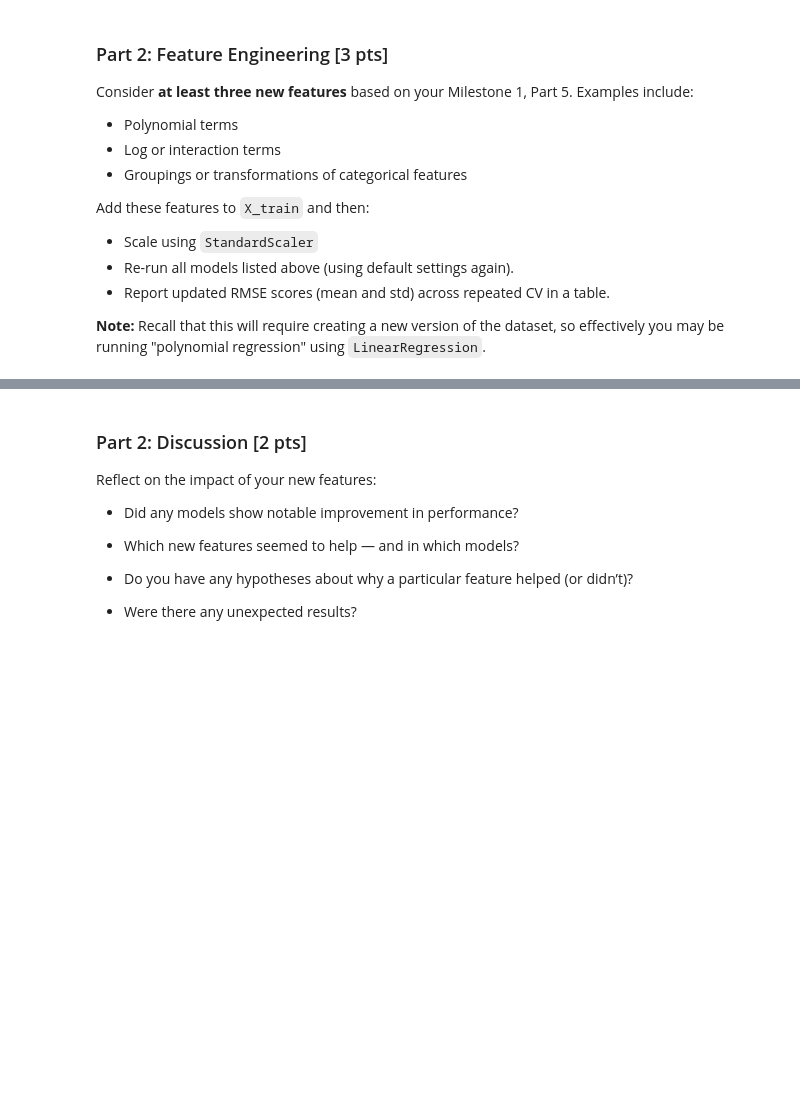
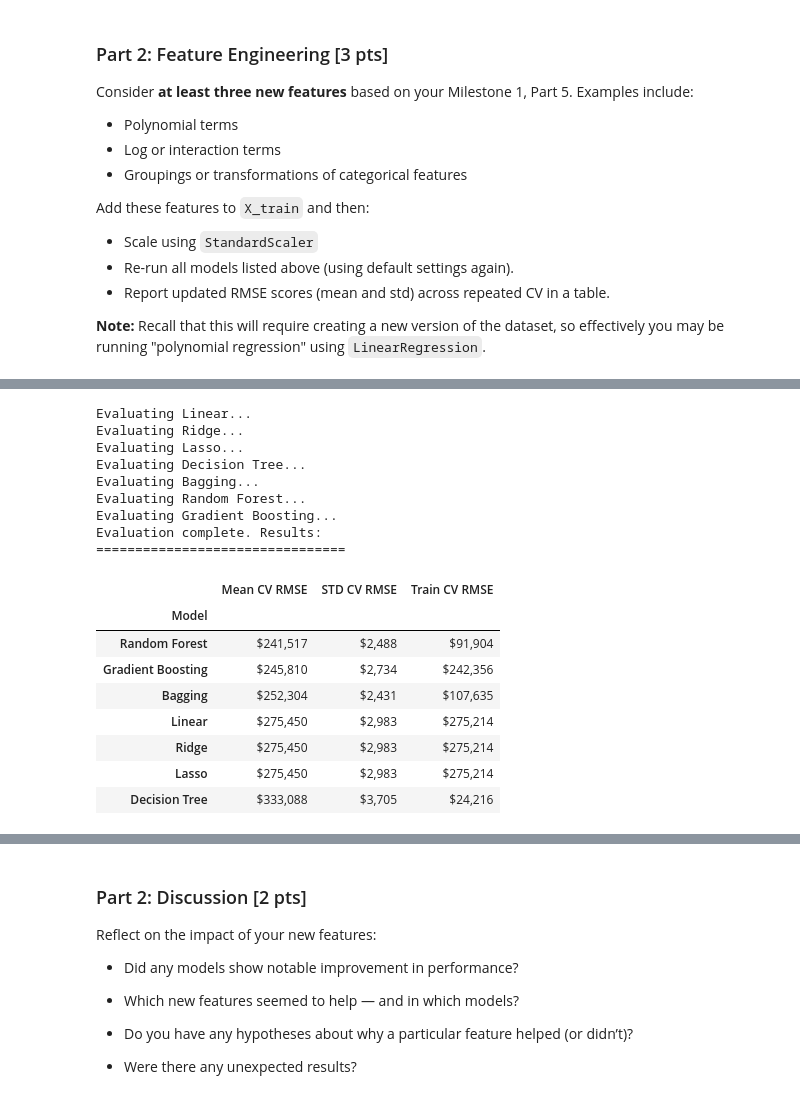
Before and after one commit to jtvon/Module-3-Assignments, a Jupyter notebook: Milestone_02.ipynb, the cells around one changed output, grey strips where cells are left out. Cells and saved outputs as stored; diff of their text form; code cells hidden in the pictures; blank space fills up the shorter version.

```diff
--- a/Milestone_02.ipynb
+++ b/Milestone_02.ipynb
@@ -247,0 +304,35 @@ Add these features to `X_train` and then:
+# %%
+# drop the original columns after transformation
+X_t = X_t.drop(columns=['calculatedfinishedsquarefeet','lotsizesquarefeet','calculatedbathnbr'])
+# %%
+# Standardize the transformed features and split into training and testing sets
+scaler_t = StandardScaler()
+X_t_scaled = scaler_t.fit_transform(X_t)
+
+X_train_scaled_t, X_test_scaled_t, y_train_t, y_test_t = train_test_split(
+    X_t_scaled, y_t, test_size=.2, random_state=random_state
+)
+# %%
+# Evaluate the models again with the transformed features
+transformed_features = evaluate_model(model_dict, X_train_scaled_t, y_train_t, random_state=random_state)
+print("================================")
+transformed_features
+# %% [output]
+Evaluating Linear...
+Evaluating Ridge...
+Evaluating Lasso...
+Evaluating Decision Tree...
+Evaluating Bagging...
+Evaluating Random Forest...
+Evaluating Gradient Boosting...
+Evaluation complete. Results:
+================================
+|  | Mean CV RMSE | STD CV RMSE | Train CV RMSE |
+| Model |  |  |  |
+| Random Forest | $241,517 | $2,488 | $91,904 |
+| Gradient Boosting | $245,810 | $2,734 | $242,356 |
+| Bagging | $252,304 | $2,431 | $107,635 |
+| Linear | $275,450 | $2,983 | $275,214 |
+| Ridge | $275,450 | $2,983 | $275,214 |
+| Lasso | $275,450 | $2,983 | $275,214 |
+| Decision Tree | $333,088 | $3,705 | $24,216 |
```
Also changed, not shown: parts of 17 cells of this notebook.
